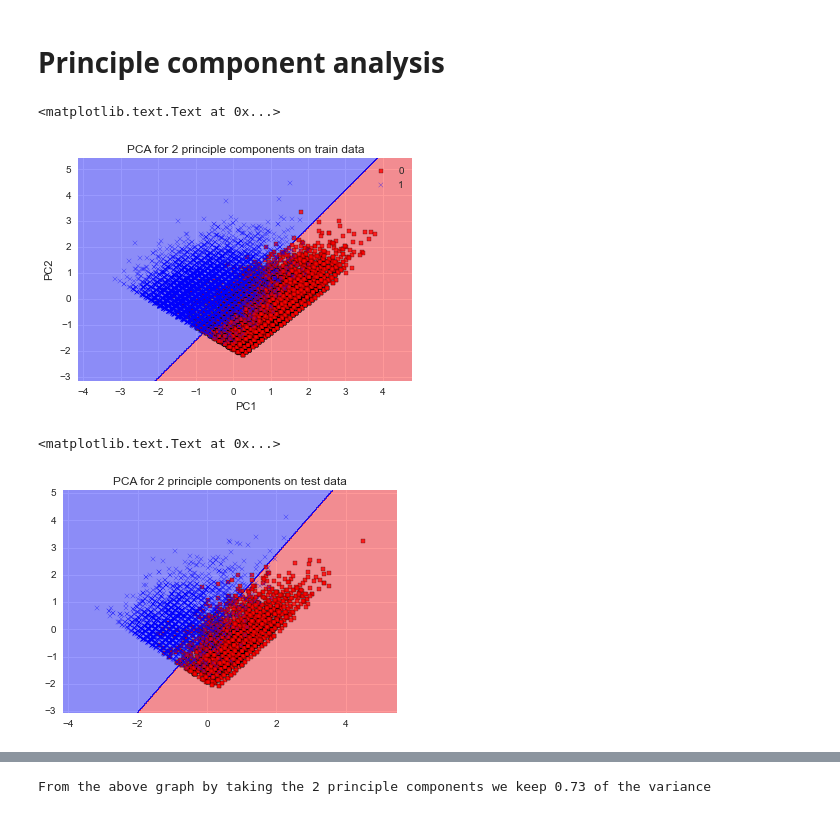
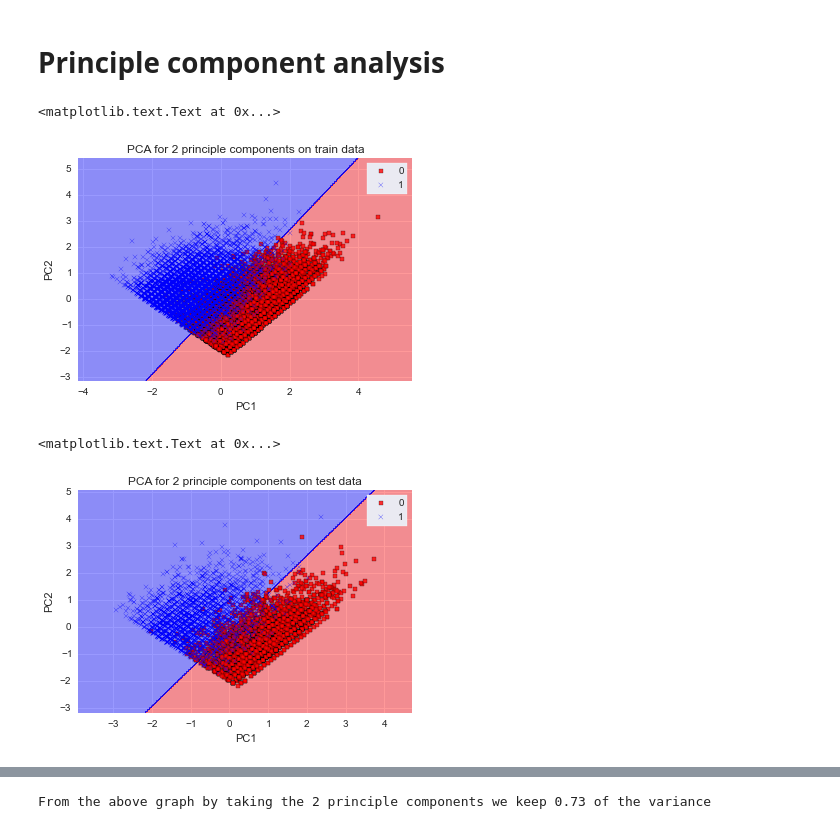
Before and after one commit to Fungie/Data_science_tasks, a Jupyter notebook: Predicting company website conversion rate.ipynb, the cells around one changed output, grey strips where cells are left out. Drawn from its saved outputs; the diff is of its cells as text; code cells hidden in the pictures.

```diff
--- a/Predicting company website conversion rate.ipynb
+++ b/Predicting company website conversion rate.ipynb
@@ -312,17 +312,20 @@ log_model.fit(X_train_pca,y_train)
 plot_decision_regions(X_train_pca,y_train,classifier = log_model)
 plt.xlabel('PC1')
 plt.ylabel('PC2')
-plt.legend(loc='best')
+plt.legend(loc='best',frameon=True)
 plt.title('PCA for 2 principle components on train data')
 # %% [output]
 <matplotlib.text.Text at 0x...>
-[figure, old version]
+[figure, new version]
 # %%
 plot_decision_regions(X_test_pca,y_test, classifier=log_model)
+plt.xlabel('PC1')
+plt.ylabel('PC2')
+plt.legend(loc='best',frameon=True)
 plt.title('PCA for 2 principle components on test data')
 # %% [output]
 <matplotlib.text.Text at 0x...>
-[figure, old version]
+[figure, new version]
 # %%
 class_predict_pca = log_model.predict(X_test_pca)
 score_logit_pca = metrics.accuracy_score(y_test,class_predict_pca)
```
Also changed, not shown: parts of 7 cells of this notebook.
